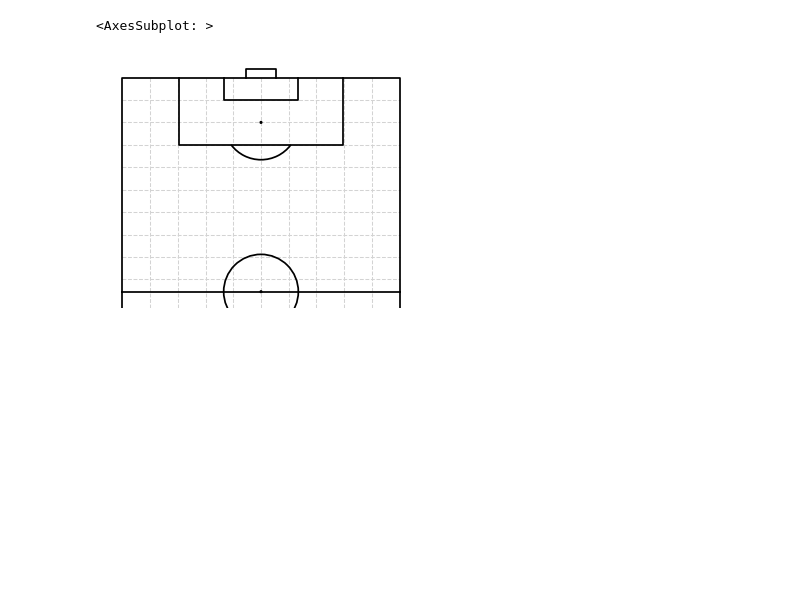
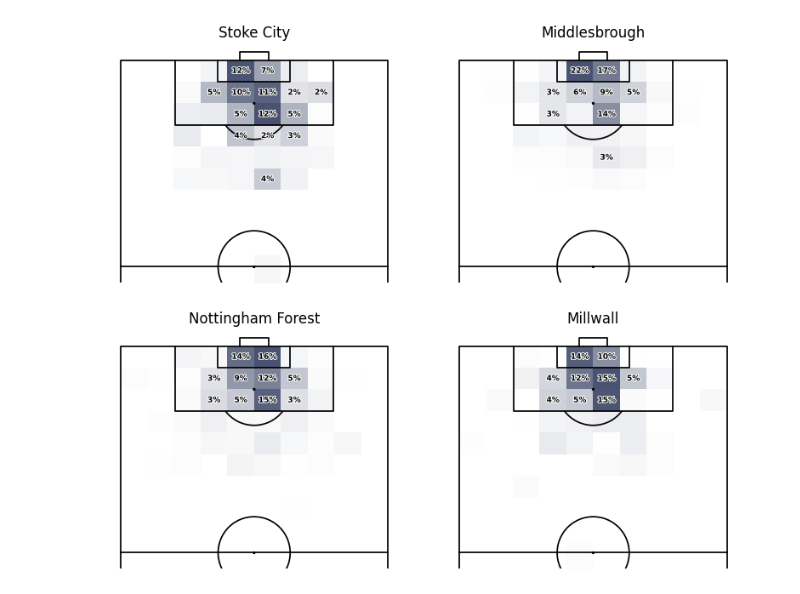
Before and after one commit to argonurcahyo/football-viz, a Jupyter notebook: soc.shot.maps.ipynb, the cells around one changed output. Cells and saved outputs as stored; diff of their text form; code cells hidden in the pictures; blank space fills up the shorter version.

```diff
--- a/soc.shot.maps.ipynb
+++ b/soc.shot.maps.ipynb
@@ -39,11 +76,3 @@ def soc_pitch_divisions(ax, grids=False):
             )
 
     return ax
-# %%
-fig = plt.figure(figsize=(4, 4), dpi=100)
-ax = plt.subplot(111)
-
-soc_pitch_divisions(ax, grids=True)
-# %% [output]
-<AxesSubplot: >
-[figure, removed]
@@ -49,0 +123,22 @@ soc_pitch_divisions(ax, grids=True)
+# %%
+fig = plt.figure(figsize=(12, 8), dpi=100)
+
+ax_1 = plt.subplot(221)
+ax_2 = plt.subplot(222)
+ax_3 = plt.subplot(223)
+ax_4 = plt.subplot(224)
+
+
+soc_xGOT_plot(ax_1, False, 10194, data = df_teams)
+soc_xGOT_plot(ax_2, False, 8549, data = df_teams)
+soc_xGOT_plot(ax_3, False, 10203, data = df_teams)
+soc_xGOT_plot(ax_4, False, 10004, data = df_teams)
+
+ax_1.set_title("Stoke City", loc = 'center')
+ax_2.set_title("Middlesbrough", loc = 'center')
+ax_3.set_title("Nottingham Forest", loc = 'center')
+ax_4.set_title("Millwall", loc = 'center')
+
+plt.subplots_adjust(wspace = -.25)
+# %% [output]
+[figure, added]
```
Also changed, not shown: parts of 4 cells of this notebook.
